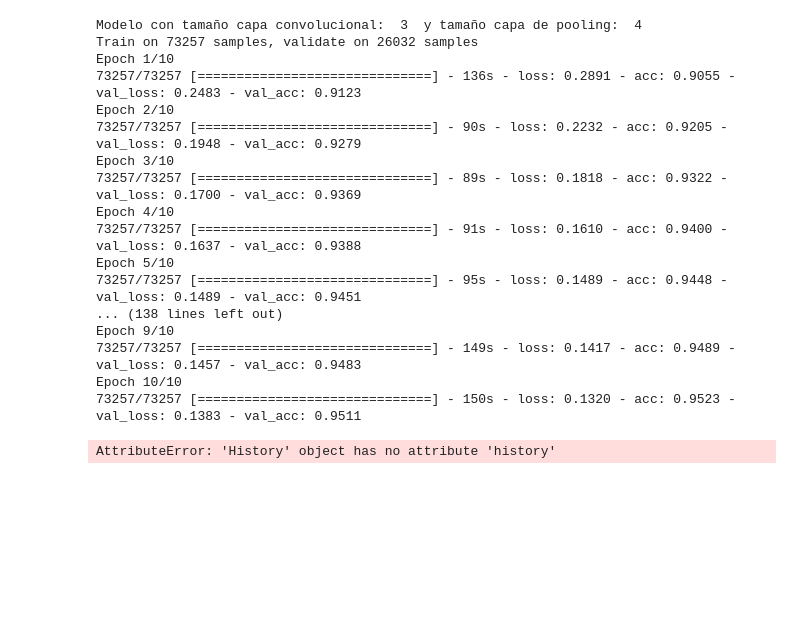
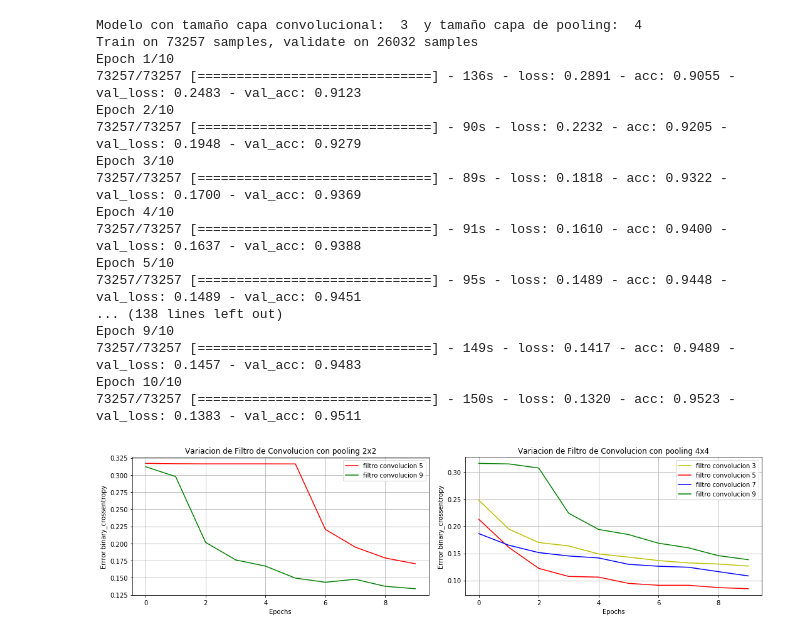
Before and after one commit to jeremyisai93/tarea2-RN, a Jupyter notebook: Pregunta-2.ipynb, the cells around one changed output. Drawn from its saved outputs; the diff is of its cells as text; code cells hidden in the pictures; blank space fills up the shorter version.

```diff
--- a/Pregunta-2.ipynb
+++ b/Pregunta-2.ipynb
@@ -278,6 +269,36 @@ model = load_model('entrenamientos/3d-3-2-neuronas.h5')
-# %%
-import keras
-hist1= keras.callbacks.History()
-print (hist1.history)
-# %% [output]
-AttributeError: 'History' object has no attribute 'history'
+# %%
+error3x4=[0.2483,0.1948,0.1700,0.1637,0.1489,0.1430,0.1367,0.1323,0.1303,0.1264]
+error5x2=[0.3170,0.3165,0.3163, 0.3163, 0.3163 ,0.3162 , 0.2206 , 0.1947 , 0.1789,0.1705 ]
+error5x4=[ 0.2129 , 0.1611 , 0.1223 , 0.1073 , 0.1061 , 0.0945 , 0.0910 , 0.0910 , 0.0867 , 0.0846]
+error7x2=[ 2.5781 , 2.5781, 2.5781,2.5781 , 2.5781 , 2.5781 , 2.5781 , 2.5781, 2.5781 , 2.5781 ]
+error7x4=[ 0.1864, 0.1650 , 0.1514 , 0.1451 , 0.1415 ,0.1297 , 0.1261 , 0.1243 , 0.1162 , 0.1083 ]
+error9x2=[0.3121 , 0.2977 , 0.2017 , 0.1762 , 0.1670 , 0.1495 , 0.1435 , 0.1478 , 0.1375 , 0.1340 ]
+error9x4=[0.3162 , 0.3152, 0.3076 , 0.2241, 0.1942 , 0.1847, 0.1687 , 0.1602 ,0.1457 , 0.1383 ]
+
+plt.figure(figsize=(15, 4))
+
+plt.subplot(1, 2, 1)
+plt.xlabel("Epochs")
+plt.ylabel("Errror binary_crossentropy")
+plt.title("Variacion de Filtro de Convolucion con pooling 2x2")
+plt.plot(error5x2, label='filtro convolucion 5' , color='r')
+#plt.plot(error7x2, label='filtro convolucion 7', color='b')
+plt.plot(error9x2, label='filtro convolucion 9', color='g')
+plt.legend()
+plt.grid(True)
+
+plt.subplot(1, 2, 2)
+plt.xlabel("Epochs")
+plt.ylabel("Errror binary_crossentropy")
+plt.title("Variacion de Filtro de Convolucion con pooling 4x4")
+plt.plot(error3x4, label='filtro convolucion 3', color='y')
+plt.plot(error5x4, label='filtro convolucion 5', color='r')
+plt.plot(error7x4, label='filtro convolucion 7', color='b')
+plt.plot(error9x4, label='filtro convolucion 9', color='g')
+plt.legend()
+plt.grid(True)
+
+plt.tight_layout()
+plt.show()
+# %% [output]
+[figure, added]
```
Also changed, not shown: parts of 14 cells of this notebook.
